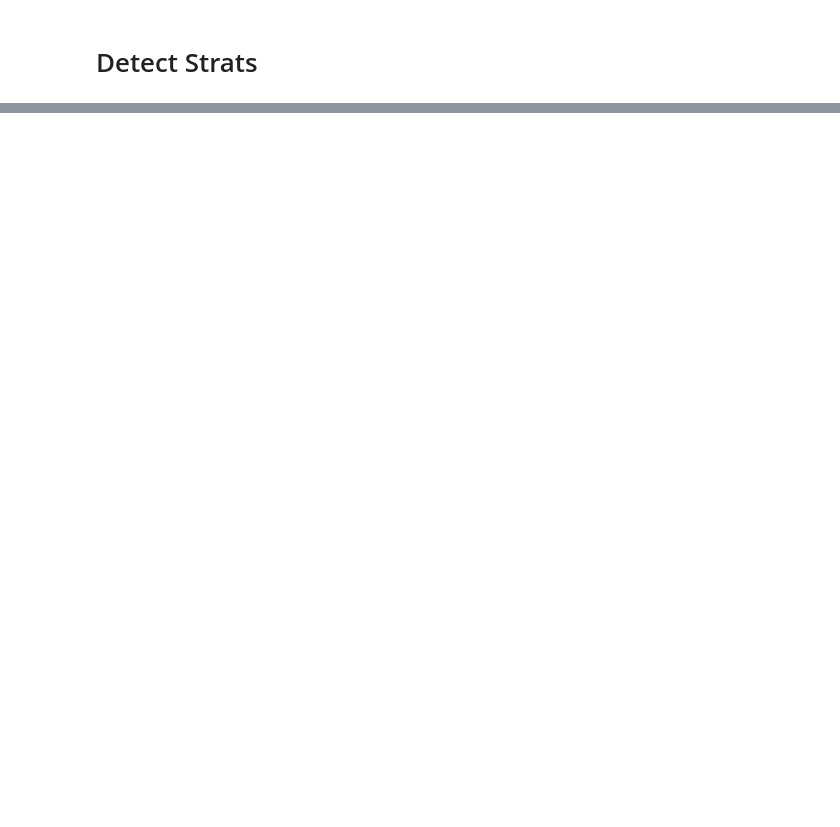
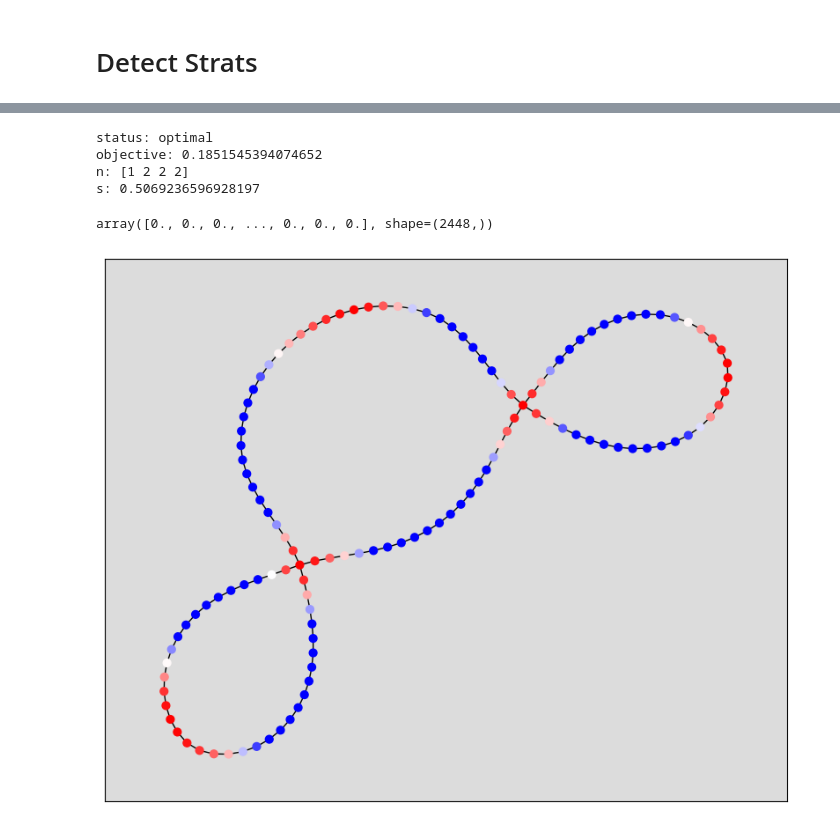
Before and after one commit to zimfv/quadrangulation, a Jupyter notebook: test-stratified.ipynb, the cells around one changed output, grey strips where cells are left out. Saved outputs shown, nothing was run; the diff lists cells and outputs as text; code cells hidden in the pictures; blank space fills up the shorter version.

```diff
--- a/test-stratified.ipynb
+++ b/test-stratified.ipynb
@@ -12,10 +14,13 @@ from src.stratified import Stratified
 # Load an Example
 # %%
 loaded_mesh = trimesh.load("data/nm-mesh-iso.ply")
-#loaded_mesh = trimesh.load("data/drop-iso.ply")
+loaded_mesh = trimesh.load("data/drop-iso.ply")
+#loaded_mesh = trimesh.load("data/drop.ply")
 
-vertices = loaded_mesh.vertices      # shape (n,3)
-faces = loaded_mesh.faces            # shape (k,3)
+#loaded_mesh = trimesh.load("data/goats-004-2.obj")
+
+vertices = loaded_mesh.vertices
+faces = loaded_mesh.faces
 
 print(vertices.shape, faces.shape)
 # %% [output]
@@ -45,0 +58,20 @@ Widget(value='<iframe src="http://localhost:41413/index.html?ui=P_0x7788680d2510
+# %%
+strats.define_values_on_skeleton()
+# %% [output]
+status: optimal
+objective: 0.1851545394074652
+n: [1 2 2 2]
+s: 0.5069236596928197
+array([0., 0., 0., ..., 0., 0., 0.], shape=(2448,))
+# %%
+node_colors = plt.get_cmap('bwr')(strats.values[list(strats.skeleton_graph.nodes())])
+
+fig, ax = plt.subplots(1, 1, figsize=(10, 8))
+
+nx.draw_networkx(strats.skeleton_graph, node_color=node_colors, ax=ax,
+                 pos=nx.kamada_kawai_layout(strats.skeleton_graph), node_size=40, with_labels=False)
+ax.set_facecolor('gainsboro')
+
+plt.show()
+# %% [output]
+[figure, added]
```
Also changed, not shown: parts of 15 cells of this notebook, 6 other files.
